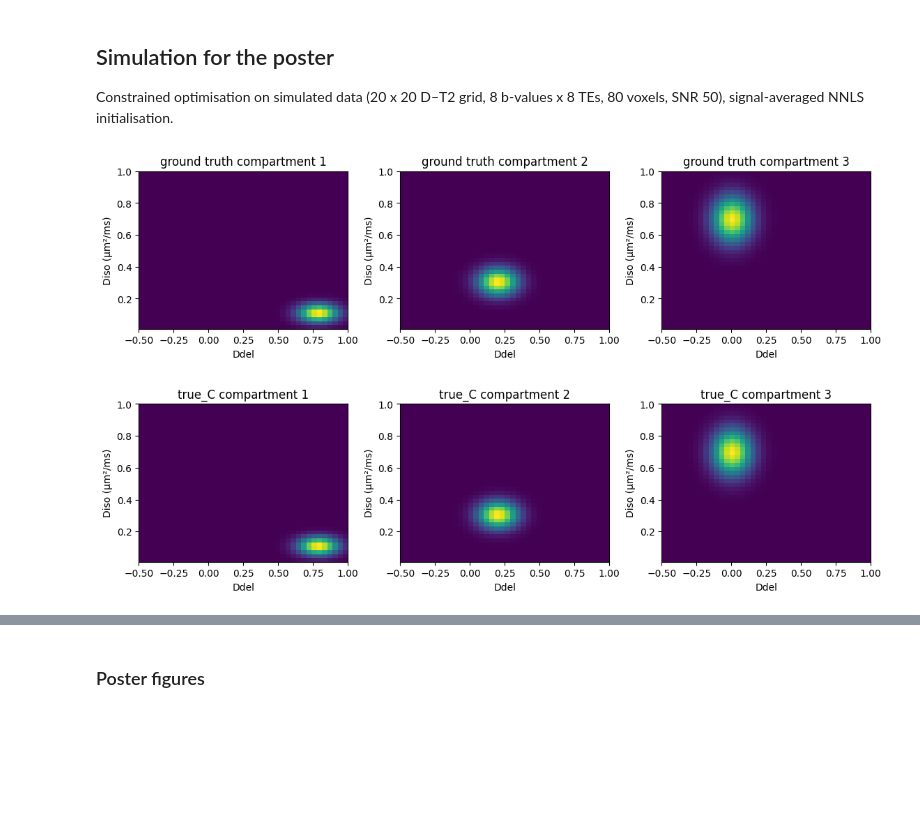
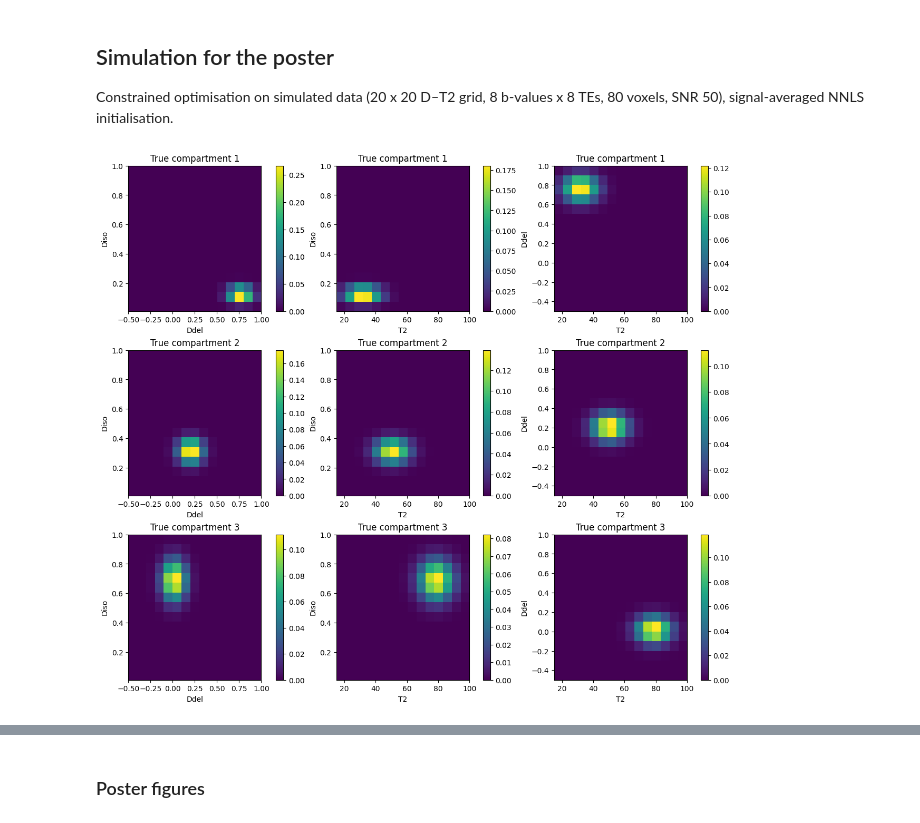
Before and after one commit to mariabrad/bayesCode, a Jupyter notebook: notebooks/maria-tests-simulation_for_new_model.ipynb, the cells around one changed output, grey strips where cells are left out. Cells and saved outputs as stored; diff of their text form; code cells hidden in the pictures; blank space fills up the shorter version.

Commit message:
Added changes for 3D models

```diff
--- a/notebooks/maria-tests-simulation_for_new_model.ipynb
+++ b/notebooks/maria-tests-simulation_for_new_model.ipynb
@@ -16,51 +16,55 @@ from src.simulation import *
 rng=np.random.default_rng(40)
 # %%
 #Dmin, T2min, Dmax, T2max, nD, nT2 = 0.01, 15.0, 1.0, 100.0, 40, 40
-Disomin, Disomax, nDiso, Ddelmin, Ddelmax, nDdel = 0.01, 1.0, 40, -0.5, 1.0, 40
+#Disomin, Disomax, nDiso, Ddelmin, Ddelmax, nDdel = 0.01, 1.0, 40, -0.5, 1.0, 40
 
 b_vals = np.array([0.0, 1.0, 2.5, 5.0, 7.5, 11.1, 18.1, 25.0])      # ms/µm²
 beta_vals = np.array([-0.5, 0.0, 1.0])       # ms
+TE_vals = np.array([20.0, 40.0, 60.0, 80.0])   # ms
 
 voxels_to_show = [5, 10, 15, 20, 25, 30, 35]
 
-centres = [{"Diso": 0.10, "Ddel": 0.8}, {"Diso": 0.30, "Ddel": 0.2}, {"Diso": 0.70, "Ddel": 0.0}]
-widths  = [{"Diso": 0.04, "Ddel": 0.1}, {"Diso": 0.06, "Ddel": 0.1}, {"Diso": 0.10, "Ddel": 0.1}]
+#centres = [{"Diso": 0.10, "Ddel": 0.8}, {"Diso": 0.30, "Ddel": 0.2}, {"Diso": 0.70, "Ddel": 0.0}]
+#widths  = [{"Diso": 0.04, "Ddel": 0.1}, {"Diso": 0.06, "Ddel": 0.1}, {"Diso": 0.10, "Ddel": 0.1}]
+centres = [{"Diso": 0.10, "Ddel": 0.8, "T2": 30.0}, {"Diso": 0.30, "Ddel": 0.2, "T2": 50.0}, {"Diso": 0.70, "Ddel": 0.0, "T2": 80.0}]
+widths  = [{"Diso": 0.04, "Ddel": 0.1, "T2": 8.0},  {"Diso": 0.06, "Ddel": 0.1, "T2": 8.0},  {"Diso": 0.10, "Ddel": 0.1, "T2": 8.0}]
 
-model = DTDModel(Disomin, Disomax, nDiso, Ddelmin, Ddelmax, nDdel)
-nD, nT2 = model.shape
+#model = DTDModel(Disomin, Disomax, nDiso, Ddelmin, Ddelmax, nDdel)
+model = DTDT2Model(0.01, 1.0, 15,  -0.5, 1.0, 15,  15.0, 100.0, 15)    # Diso, Ddel, T2
 
 
 K = 3     # Number of canonical spectra
 V = 40    # Number of voxels
 R = 10    # Rank for SVD
 
 
-b_list = np.repeat(b_vals, len(beta_vals))
-beta_list = np.tile(beta_vals, len(b_vals))
-acq = {"b": b_list, "beta": beta_list}
+#b_list = np.repeat(b_vals, len(beta_vals))
+#beta_list = np.tile(beta_vals, len(b_vals))
+#acq = {"b": b_list, "beta": beta_list}
+b_list, beta_list, TE_list = [g.ravel() for g in np.meshgrid(b_vals, beta_vals, TE_vals, indexing="ij")]
+acq = {"b": b_list, "beta": beta_list, "TE": TE_list}
 
 A = model.A(acq)
 
 C_true = gaussian_compartments(model, centres, widths)
 # GT weights
 # W_true = rng.uniform(size=(K, V))
 # W_true /= W_true.sum(axis=0, keepdims=True)
 W_true = rng.dirichlet([0.5] * K, size=V).T
 
 M0_true = np.ones(V) * 300
 
 # Signal Y = M0 * A * C_true * W_true + noise
 SNR = 200
 sigma = M0_true / SNR
 Y = create_signal(A, C_true, W_true, M0_true, sigma, rng)
 
 # GT C_small using SVD
 U, s, Vmat = apply_SVD_to_A(A, R)
 C_small_true = project_C_to_C_small(C_true, s, Vmat)
 
-show_canonical_spectra([('ground truth', C_true)], model)
-show_canonical_spectra([('true_C', C_true)], model)
+show_projections(C_true, model, title="True compartment")
+show_compartments_3d([("True", C_true)], model)
 # %% [output]
-[figure, old version]
+[figure, new version]
-[figure, removed]
 # %%
```
Also changed, not shown: parts of 4 cells of this notebook, 10 other files.
